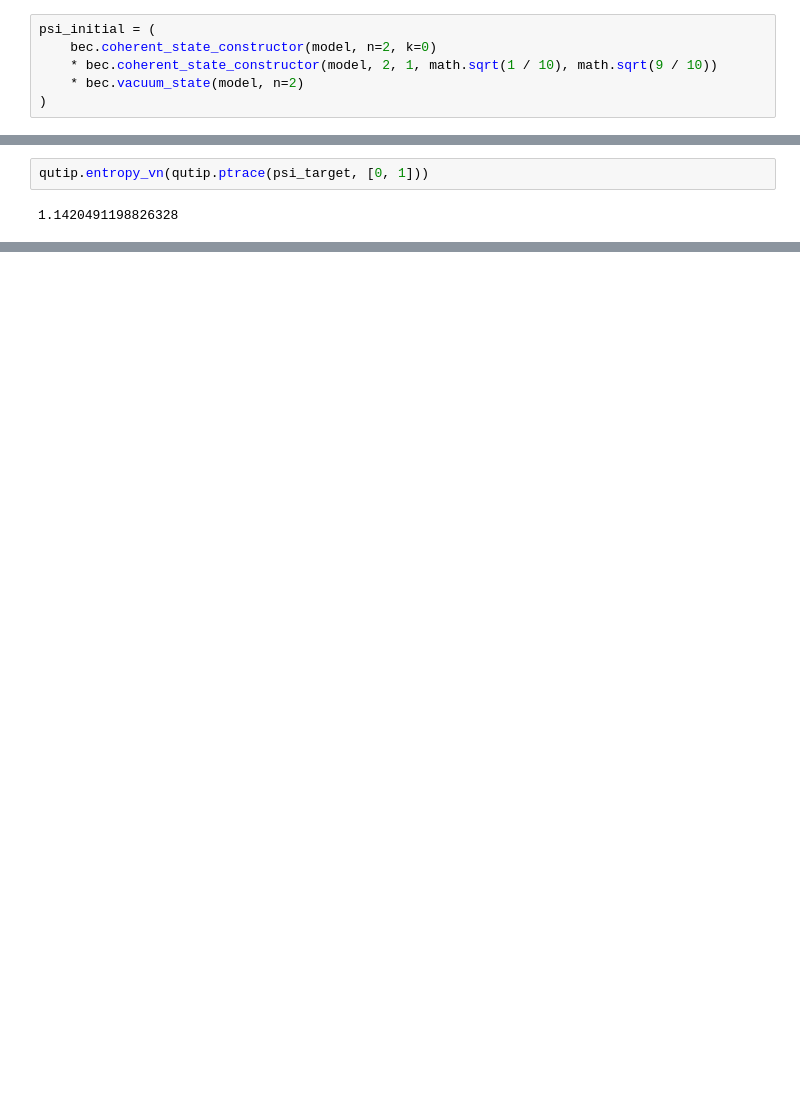
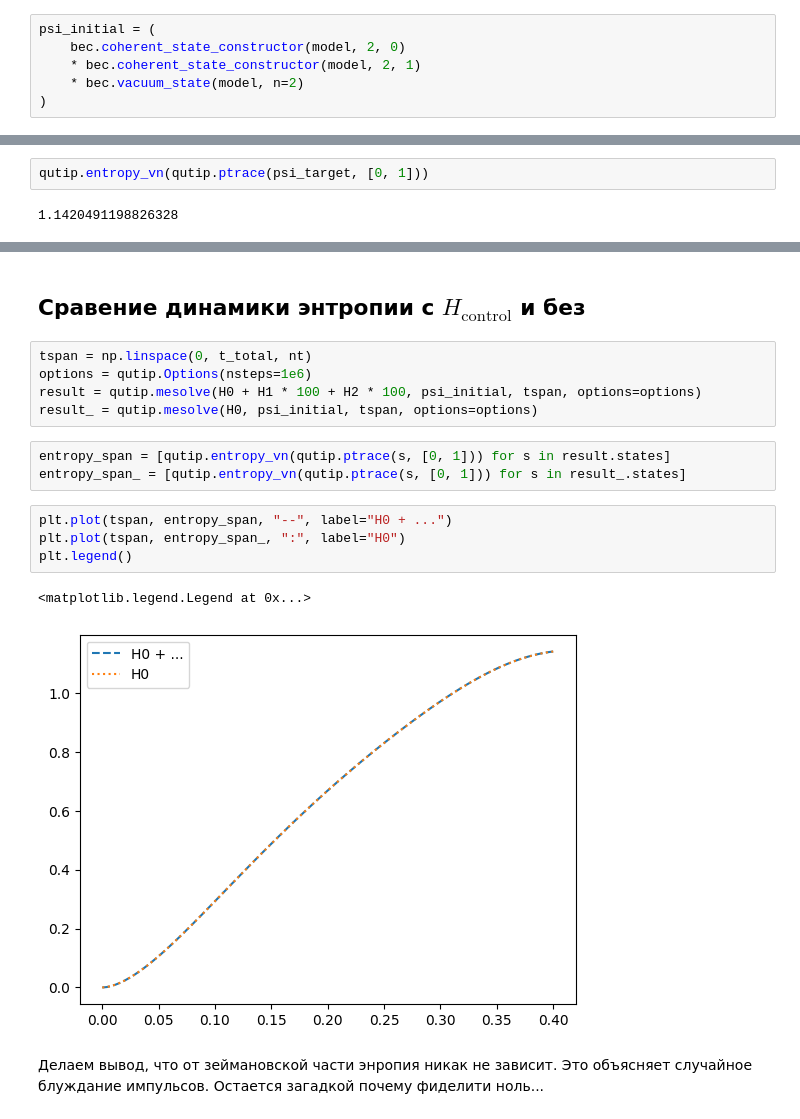
Before and after one commit to kephircheek/research-emqwuqoc, a Jupyter notebook: notebooks/QOC-with-effective-ham.ipynb, the cells around one changed output, grey strips where cells are left out. Cells and saved outputs as stored; diff of their text form; blank space fills up the shorter version.

```diff
--- a/notebooks/QOC-with-effective-ham.ipynb
+++ b/notebooks/QOC-with-effective-ham.ipynb
@@ -71,7 +71,7 @@ H1 = bec.sz(model, n=2, k=0)
 H2 = bec.sz(model, n=2, k=1)
 # %%
 psi_initial = (
-    bec.coherent_state_constructor(model, n=2, k=0)
-    * bec.coherent_state_constructor(model, 2, 1, math.sqrt(1 / 10), math.sqrt(9 / 10))
+    bec.coherent_state_constructor(model, 2, 0)
+    * bec.coherent_state_constructor(model, 2, 1)
     * bec.vacuum_state(model, n=2)
 )
@@ -142,0 +179,20 @@ result.fidelity
+# %% [markdown]
+## Сравение динамики энтропии с $H_\mathrm{control}$ и без
+# %%
+tspan = np.linspace(0, t_total, nt)
+options = qutip.Options(nsteps=1e6)
+result = qutip.mesolve(H0 + H1 * 100 + H2 * 100, psi_initial, tspan, options=options)
+result_ = qutip.mesolve(H0, psi_initial, tspan, options=options)
+# %%
+entropy_span = [qutip.entropy_vn(qutip.ptrace(s, [0, 1])) for s in result.states]
+entropy_span_ = [qutip.entropy_vn(qutip.ptrace(s, [0, 1])) for s in result_.states]
+# %%
+plt.plot(tspan, entropy_span, "--", label="H0 + ...")
+plt.plot(tspan, entropy_span_, ":", label="H0")
+plt.legend()
+# %% [output]
+<matplotlib.legend.Legend at 0x...>
+[figure, added]
+# %% [markdown]
+Делаем вывод, что от зеймановской части энропия никак не зависит.
+Это объясняет случайное блуждание импульсов. Остается загадкой почему фиделити ноль...
```
Also changed, not shown: parts of 8 cells of this notebook.
